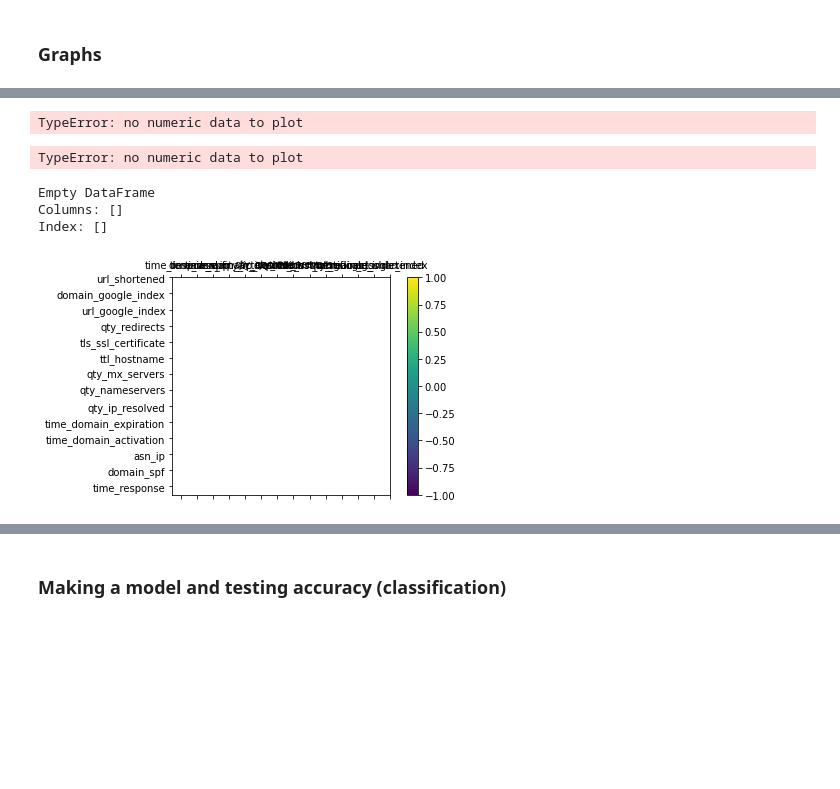
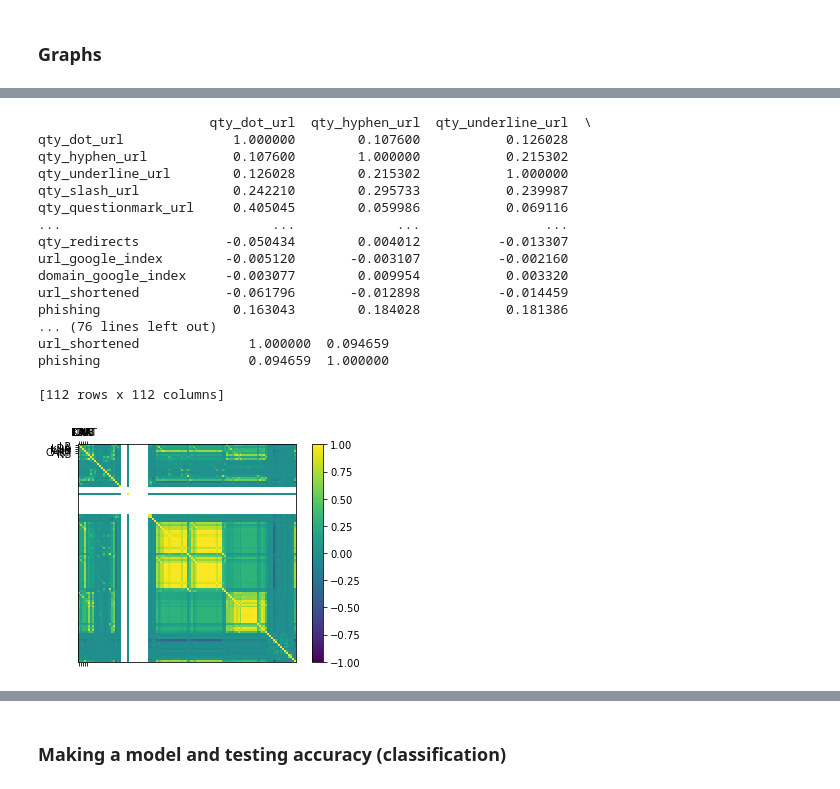
Before and after one commit to Ahmed-Umer02/Phishing-Detection, a Jupyter notebook: Model Building.ipynb, the cells around one changed output, grey strips where cells are left out. Cells and saved outputs as stored; diff of their text form; code cells hidden in the pictures; blank space fills up the shorter version.

Commit message:
adding graphs and visuals

```diff
--- a/Model Building.ipynb
+++ b/Model Building.ipynb
@@ -37,11 +39,2 @@ Index(['time_response', 'domain_spf', 'asn_ip', 'time_domain_activation',
 # %% [markdown]
 ### Graphs
-# %%
-# Histogram
-names = ['time_response', 'domain_spf', 'asn_ip', 'time_domain_activation',
-       'time_domain_expiration', 'qty_ip_resolved', 'qty_nameservers',
-       'qty_mx_servers', 'ttl_hostname', 'tls_ssl_certificate',
-       'qty_redirects', 'url_google_index', 'domain_google_index',
-       'url_shortened']
-df = pandas.read_csv(url,names=names)
-df.describe
@@ -71,35 +48,37 @@ ValueError: hist method requires numerical or datetime columns, nothing to plot.
-# %%
-# Univariate Density Plots
-data.plot(kind='density', subplots=True, layout=(3,3), sharex=False)
-plt.show()
-# %% [output]
-TypeError: no numeric data to plot
-# %%
-# Box and Whisker Plots
-data.plot(kind='box', subplots=True, layout=(3,3), sharex=False, sharey=False)
-plt.show()
-# %% [output]
-TypeError: no numeric data to plot
 # %%
 # plot correlation matrix
-correlations = data[names].corr()
+correlations = data[data.columns].corr()
 print(correlations)
 fig = plt.figure()
 ax = fig.add_subplot(111)
 cax = ax.matshow(correlations, vmin=-1, vmax=1)
 fig.colorbar(cax)
 ticks = np.arange(0,len(names),1)
 
 ax.set_xticks(ticks)
 ax.set_yticks(ticks)
 ax.set_xticklabels(names)
 ax.set_yticklabels(names)
 plt.show()
 # %% [output]
-Empty DataFrame
-Columns: []
-Index: []
+                      qty_dot_url  qty_hyphen_url  qty_underline_url  \
+qty_dot_url              1.000000        0.107600           0.126028
+qty_hyphen_url           0.107600        1.000000           0.215302
+qty_underline_url        0.126028        0.215302           1.000000
+qty_slash_url            0.242210        0.295733           0.239987
+qty_questionmark_url     0.405045        0.059986           0.069116
+...                           ...             ...                ...
+qty_redirects           -0.050434        0.004012          -0.013307
+url_google_index        -0.005120       -0.003107          -0.002160
+domain_google_index     -0.003077        0.009954           0.003320
+url_shortened           -0.061796       -0.012898          -0.014459
+phishing                 0.163043        0.184028           0.181386
+... (76 lines left out)
+url_shortened              1.000000  0.094659
+phishing                   0.094659  1.000000
+
+[112 rows x 112 columns]
-[figure, old version]
+[figure, new version]
 # %%
 # Scatterplot Matrix
 scatter_matrix(data)
```
Also changed, not shown: parts of 13 cells of this notebook.
